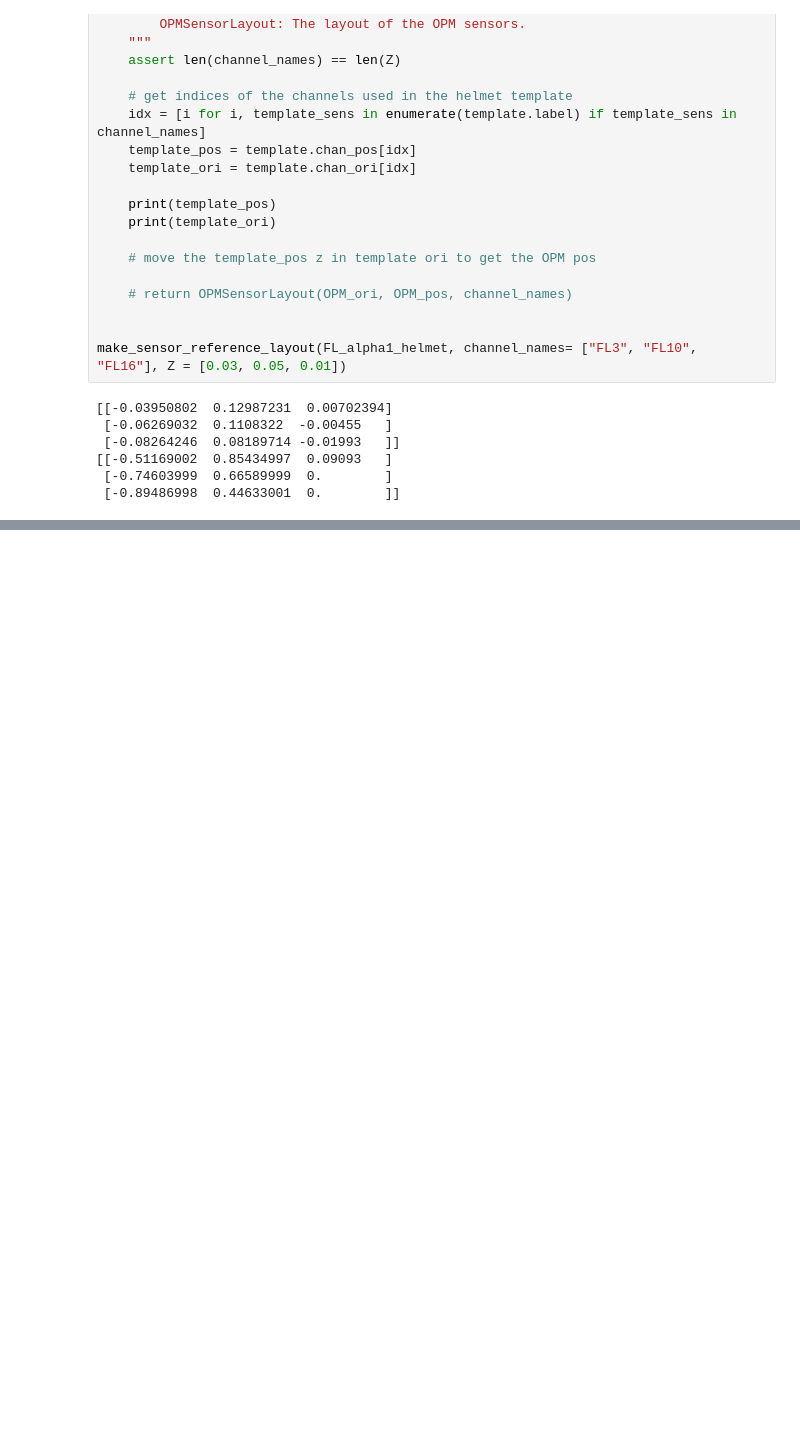
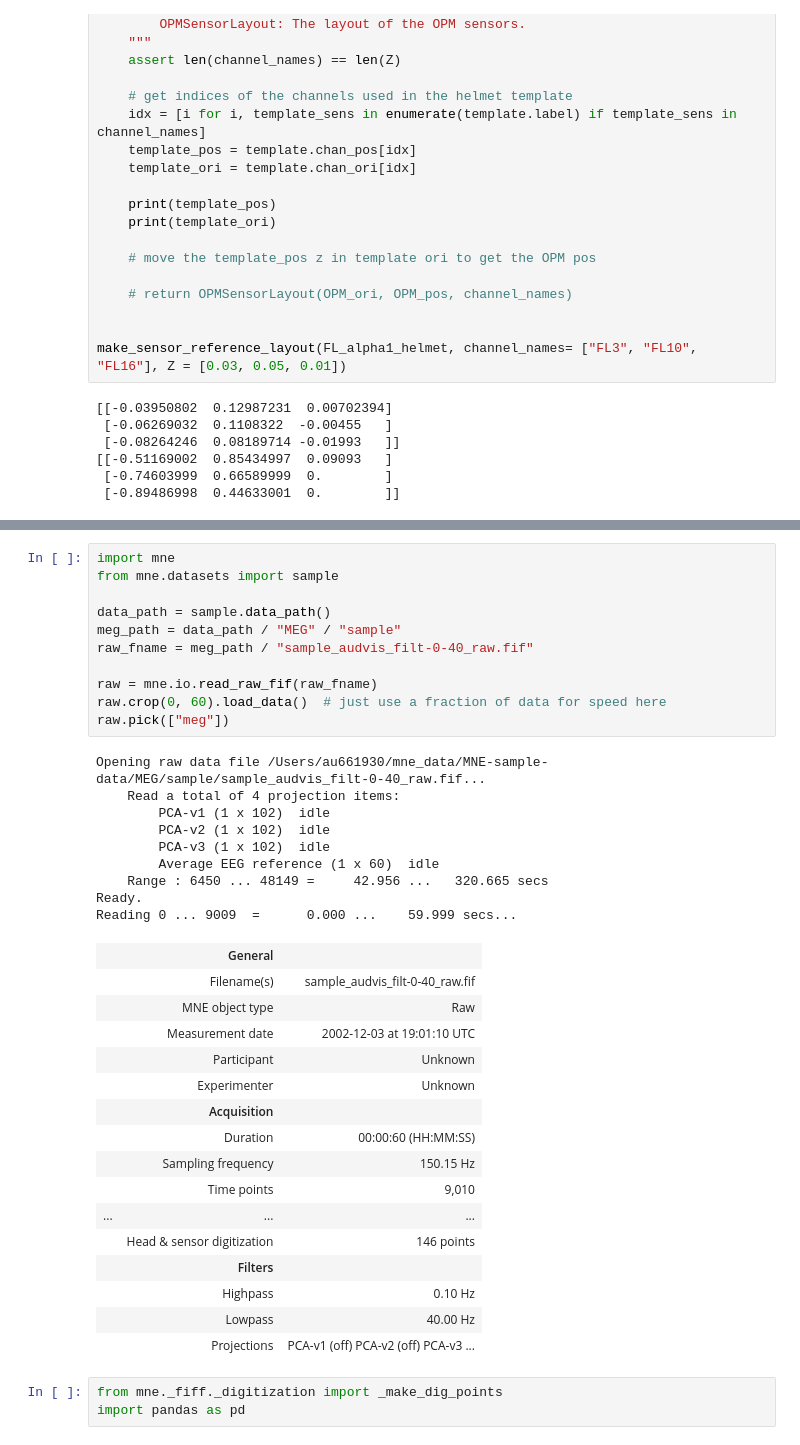
Before and after one commit to laurabpaulsen/OPM_lab, a Jupyter notebook: sandbox.ipynb, the cells around one changed output, grey strips where cells are left out. Cells and saved outputs as stored; diff of their text form; blank space fills up the shorter version.

```diff
--- a/sandbox.ipynb
+++ b/sandbox.ipynb
@@ -86,0 +87,40 @@ plt.show()
+# %%
+import mne
+from mne.datasets import sample
+
+data_path = sample.data_path()
+meg_path = data_path / "MEG" / "sample"
+raw_fname = meg_path / "sample_audvis_filt-0-40_raw.fif"
+
+raw = mne.io.read_raw_fif(raw_fname)
+raw.crop(0, 60).load_data()  # just use a fraction of data for speed here
+raw.pick(["meg"])
+# %% [output]
+Opening raw data file /Users/au661930/mne_data/MNE-sample-data/MEG/sample/sample_audvis_filt-0-40_raw.fif...
+    Read a total of 4 projection items:
+        PCA-v1 (1 x 102)  idle
+        PCA-v2 (1 x 102)  idle
+        PCA-v3 (1 x 102)  idle
+        Average EEG reference (1 x 60)  idle
+    Range : 6450 ... 48149 =     42.956 ...   320.665 secs
+Ready.
+Reading 0 ... 9009  =      0.000 ...    59.999 secs...
+|  | General |  |
+|  | Filename(s) | sample_audvis_filt-0-40_raw.fif |
+|  | MNE object type | Raw |
+|  | Measurement date | 2002-12-03 at 19:01:10 UTC |
+|  | Participant | Unknown |
+|  | Experimenter | Unknown |
+|  | Acquisition |  |
+|  | Duration | 00:00:60 (HH:MM:SS) |
+|  | Sampling frequency | 150.15 Hz |
+|  | Time points | 9,010 |
+| ... | ... | ... |
+|  | Head & sensor digitization | 146 points |
+|  | Filters |  |
+|  | Highpass | 0.10 Hz |
+|  | Lowpass | 40.00 Hz |
+|  | Projections | PCA-v1 (off) PCA-v2 (off) PCA-v3 ... |
+# %%
+from mne._fiff._digitization import _make_dig_points
+import pandas as pd
```
Also changed, not shown: parts of 4 cells of this notebook.
